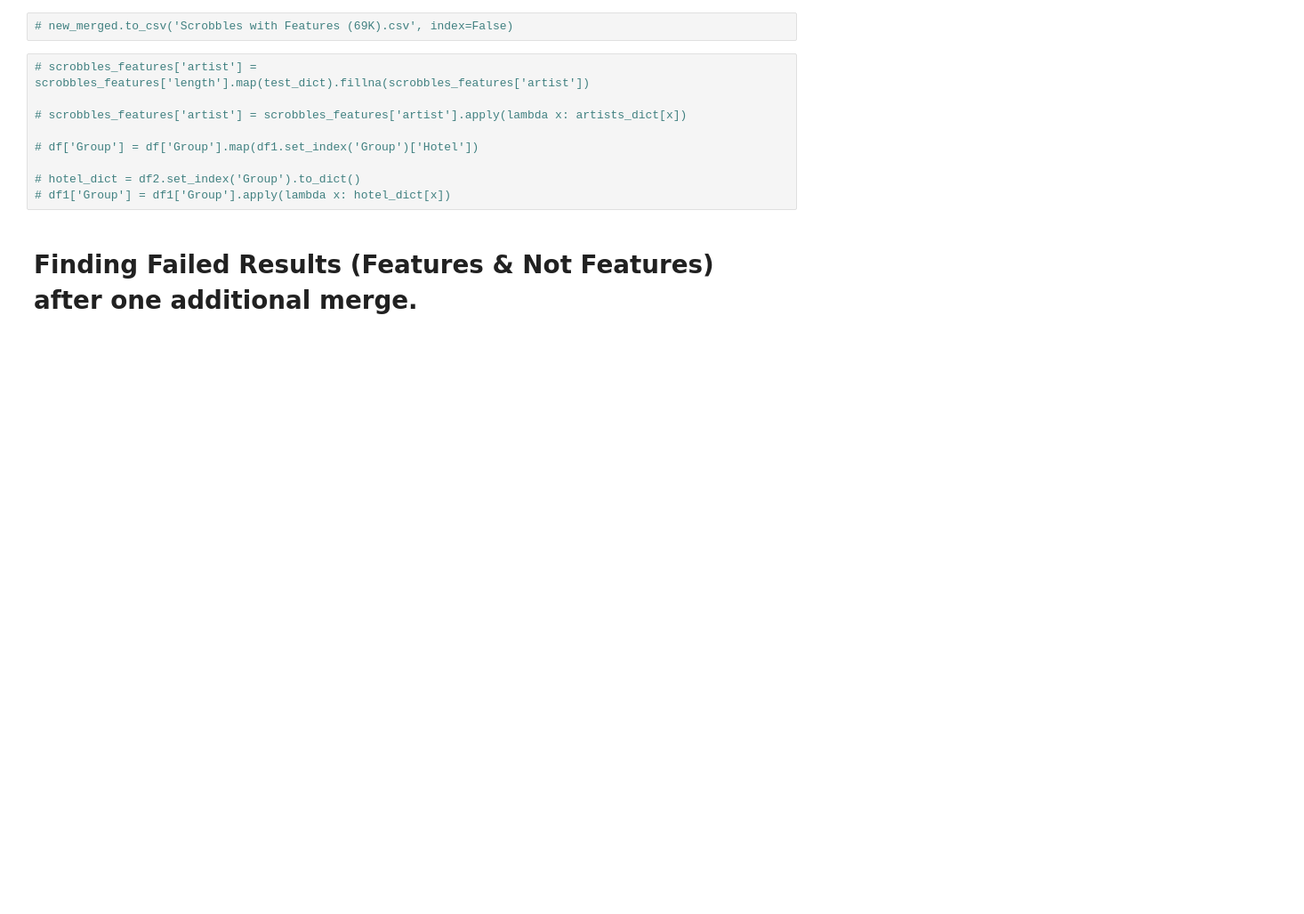
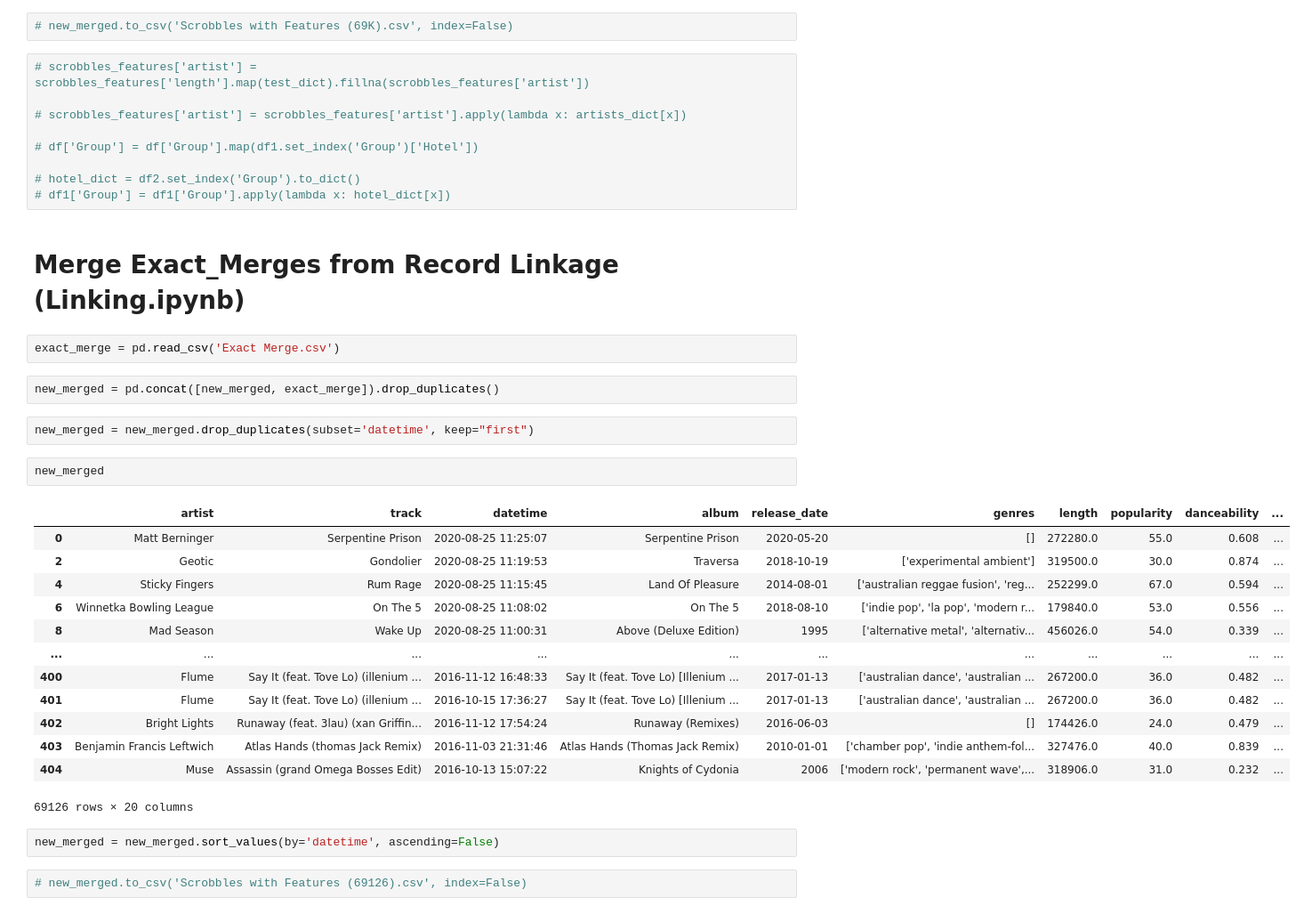
Before and after one commit to SidSaxena/music-analysis, a Jupyter notebook: spotify/spotify_final.ipynb, the cells around one changed output. Shown at 89% size. Drawn from its saved outputs; the diff is of its cells as text; blank space fills up the shorter version.

Commit message:
merge at 69126/82L

```diff
--- a/spotify/spotify_final.ipynb
+++ b/spotify/spotify_final.ipynb
@@ -595,5 +595,31 @@ new_merged
 
 # hotel_dict = df2.set_index('Group').to_dict()
 # df1['Group'] = df1['Group'].apply(lambda x: hotel_dict[x])
-# %% [markdown]
-# Finding Failed Results (Features & Not Features) after one additional merge.
+# %% [markdown]
+# Merge Exact_Merges from Record Linkage (Linking.ipynb)
+# %%
+exact_merge = pd.read_csv('Exact Merge.csv')
+# %%
+new_merged = pd.concat([new_merged, exact_merge]).drop_duplicates()
+# %%
+new_merged = new_merged.drop_duplicates(subset='datetime', keep="first")
+# %%
+new_merged
+# %% [output]
+|  | artist | track | datetime | album | release_date | genres | length | popularity | danceability | ... |
+| 0 | Matt Berninger | Serpentine Prison | 2020-08-25 11:25:07 | Serpentine Prison | 2020-05-20 | [] | 272280.0 | 55.0 | 0.608 | ... |
+| 2 | Geotic | Gondolier | 2020-08-25 11:19:53 | Traversa | 2018-10-19 | ['experimental ambient'] | 319500.0 | 30.0 | 0.874 | ... |
+| 4 | Sticky Fingers | Rum Rage | 2020-08-25 11:15:45 | Land Of Pleasure | 2014-08-01 | ['australian reggae fusion', 'reg... | 252299.0 | 67.0 | 0.594 | ... |
+| 6 | Winnetka Bowling League | On The 5 | 2020-08-25 11:08:02 | On The 5 | 2018-08-10 | ['indie pop', 'la pop', 'modern r... | 179840.0 | 53.0 | 0.556 | ... |
+| 8 | Mad Season | Wake Up | 2020-08-25 11:00:31 | Above (Deluxe Edition) | 1995 | ['alternative metal', 'alternativ... | 456026.0 | 54.0 | 0.339 | ... |
+| ... | ... | ... | ... | ... | ... | ... | ... | ... | ... | ... |
+| 400 | Flume | Say It (feat. Tove Lo) (illenium ... | 2016-11-12 16:48:33 | Say It (feat. Tove Lo) [Illenium ... | 2017-01-13 | ['australian dance', 'australian ... | 267200.0 | 36.0 | 0.482 | ... |
+| 401 | Flume | Say It (feat. Tove Lo) (illenium ... | 2016-10-15 17:36:27 | Say It (feat. Tove Lo) [Illenium ... | 2017-01-13 | ['australian dance', 'australian ... | 267200.0 | 36.0 | 0.482 | ... |
+| 402 | Bright Lights | Runaway (feat. 3lau) (xan Griffin... | 2016-11-12 17:54:24 | Runaway (Remixes) | 2016-06-03 | [] | 174426.0 | 24.0 | 0.479 | ... |
+| 403 | Benjamin Francis Leftwich | Atlas Hands (thomas Jack Remix) | 2016-11-03 21:31:46 | Atlas Hands (Thomas Jack Remix) | 2010-01-01 | ['chamber pop', 'indie anthem-fol... | 327476.0 | 40.0 | 0.839 | ... |
+| 404 | Muse | Assassin (grand Omega Bosses Edit) | 2016-10-13 15:07:22 | Knights of Cydonia | 2006 | ['modern rock', 'permanent wave',... | 318906.0 | 31.0 | 0.232 | ... |
+69126 rows × 20 columns
+# %%
+new_merged = new_merged.sort_values(by='datetime', ascending=False)
+# %%
+# new_merged.to_csv('Scrobbles with Features (69126).csv', index=False)
```
